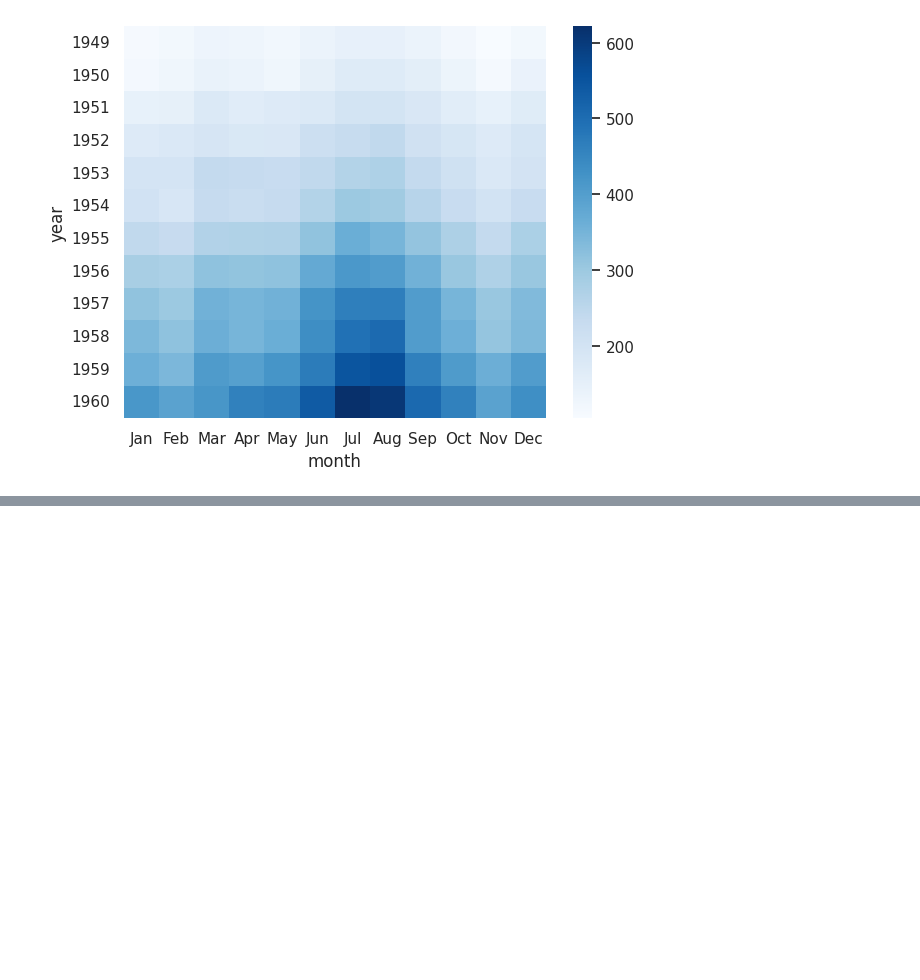
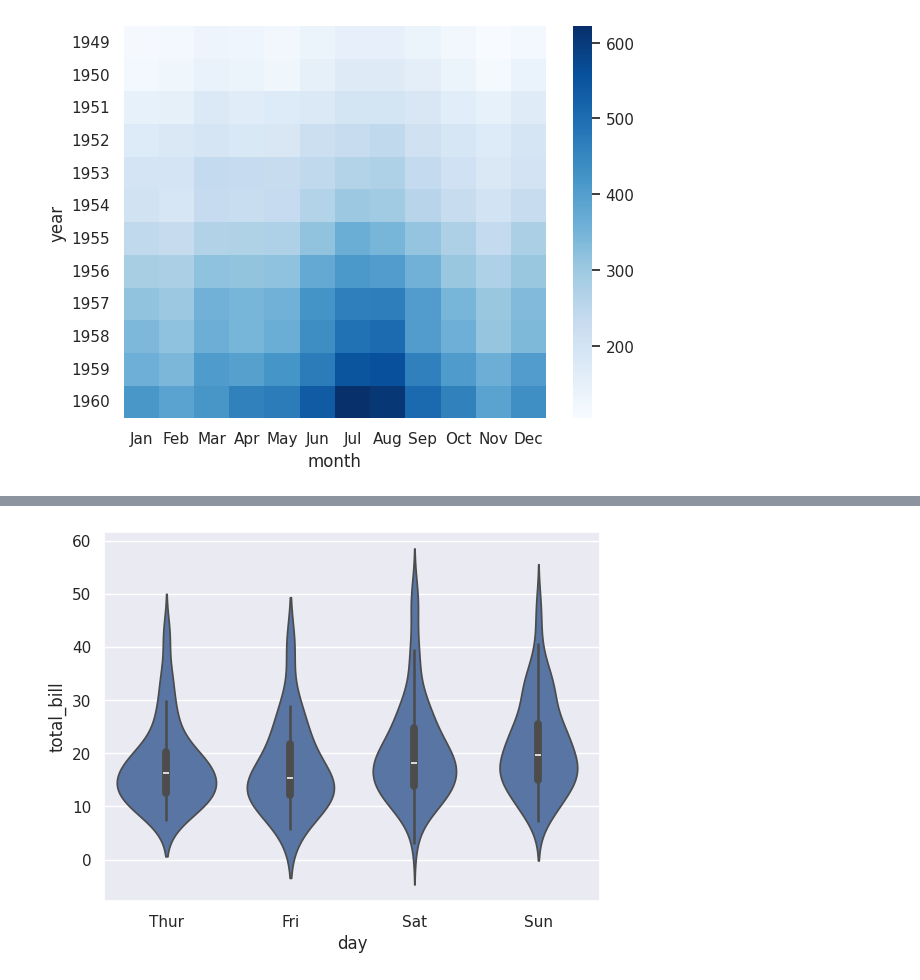
Before and after one commit to shashankkanthula/Python-basics, a Jupyter notebook: Seaborn.ipynb, the cells around one changed output, grey strips where cells are left out. Saved outputs shown, nothing was run; the diff lists cells and outputs as text; code cells hidden in the pictures; blank space fills up the shorter version.

```diff
--- a/Seaborn.ipynb
+++ b/Seaborn.ipynb
@@ -70,0 +70,7 @@ plt.show()
+# %%
+#violin plot
+data=sns.load_dataset('tips')
+sns.violinplot(x='day',y='total_bill',data=data)
+plt.show()
+# %% [output]
+[figure, added]
```
Also changed, not shown: parts of 2 cells of this notebook.
